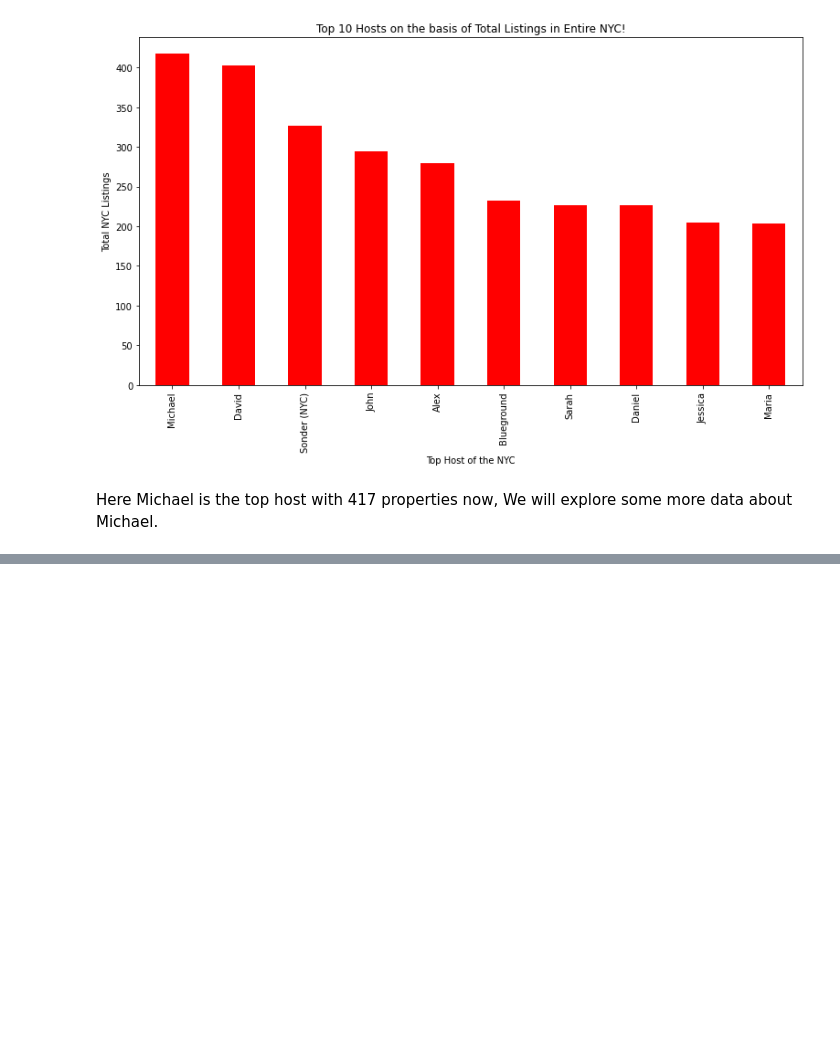
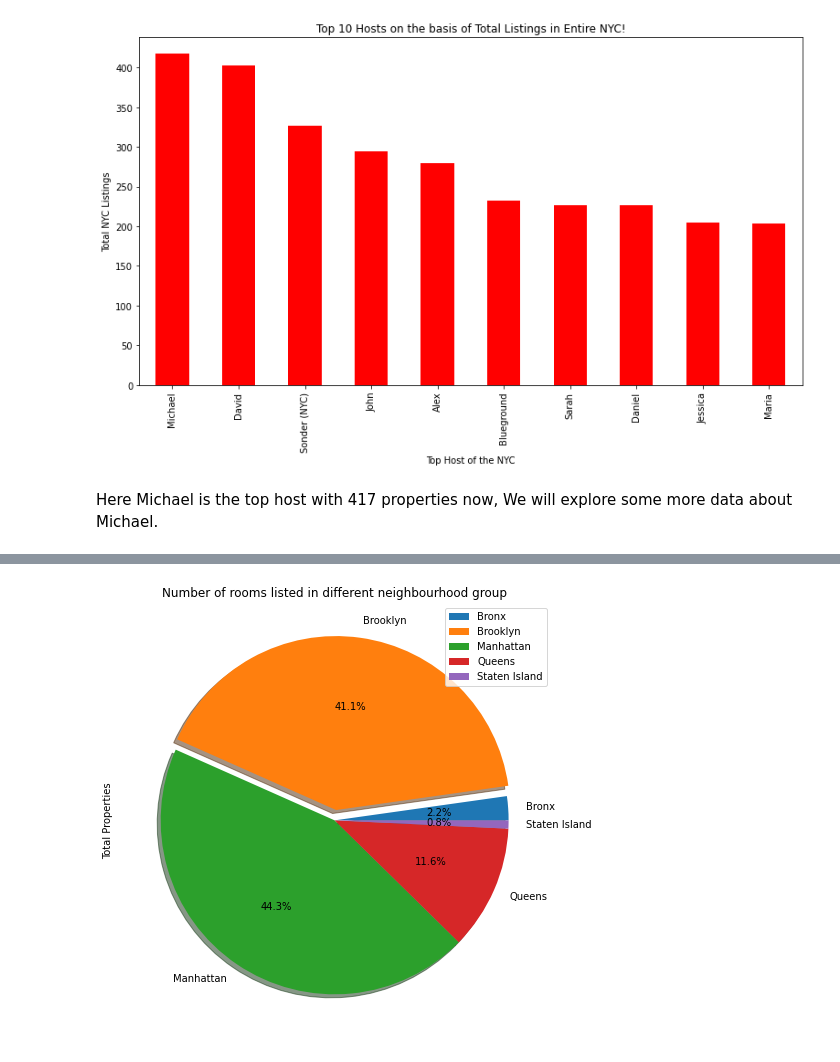
Before and after one commit to ShivanshSingh000/Airbnb-Data-Analysis, a Jupyter notebook: My_Individual_Airbnb_Bookings_Analysis_Project.ipynb, the cells around one changed output, grey strips where cells are left out. Saved outputs shown, nothing was run; the diff lists cells and outputs as text; code cells hidden in the pictures; blank space fills up the shorter version.

```diff
--- a/My_Individual_Airbnb_Bookings_Analysis_Project.ipynb
+++ b/My_Individual_Airbnb_Bookings_Analysis_Project.ipynb
@@ -339,0 +363,3 @@ Here Michael is the top host with 417 properties now, We will explore some more
+# %%
+neighbourhood_group_df = pd.DataFrame(df.groupby(['neighbourhood_group'])['calculated_host_listings_count'].count()).reset_index().rename(columns = {'neighbourhood_group': 'Neighbourhood Group' , 'calculated_host_listings_count': 'Total Properties'})
+neighbourhood_group_df
@@ -339,0 +373,6 @@ Here Michael is the top host with 417 properties now, We will explore some more
+# %%
+neighbourhood_group_df.plot.pie(y = 'Total Properties', shadow = True, autopct = '%1.1f%%', explode = (0, 0.06, 0,0,0), labels = neighbourhood_group_df['Neighbourhood Group'], figsize = (10,8))
+plt.title("Number of rooms listed in different neighbourhood group")
+plt.show()
+# %% [output]
+[figure, added]
```
Also changed, not shown: parts of 12 cells of this notebook.
